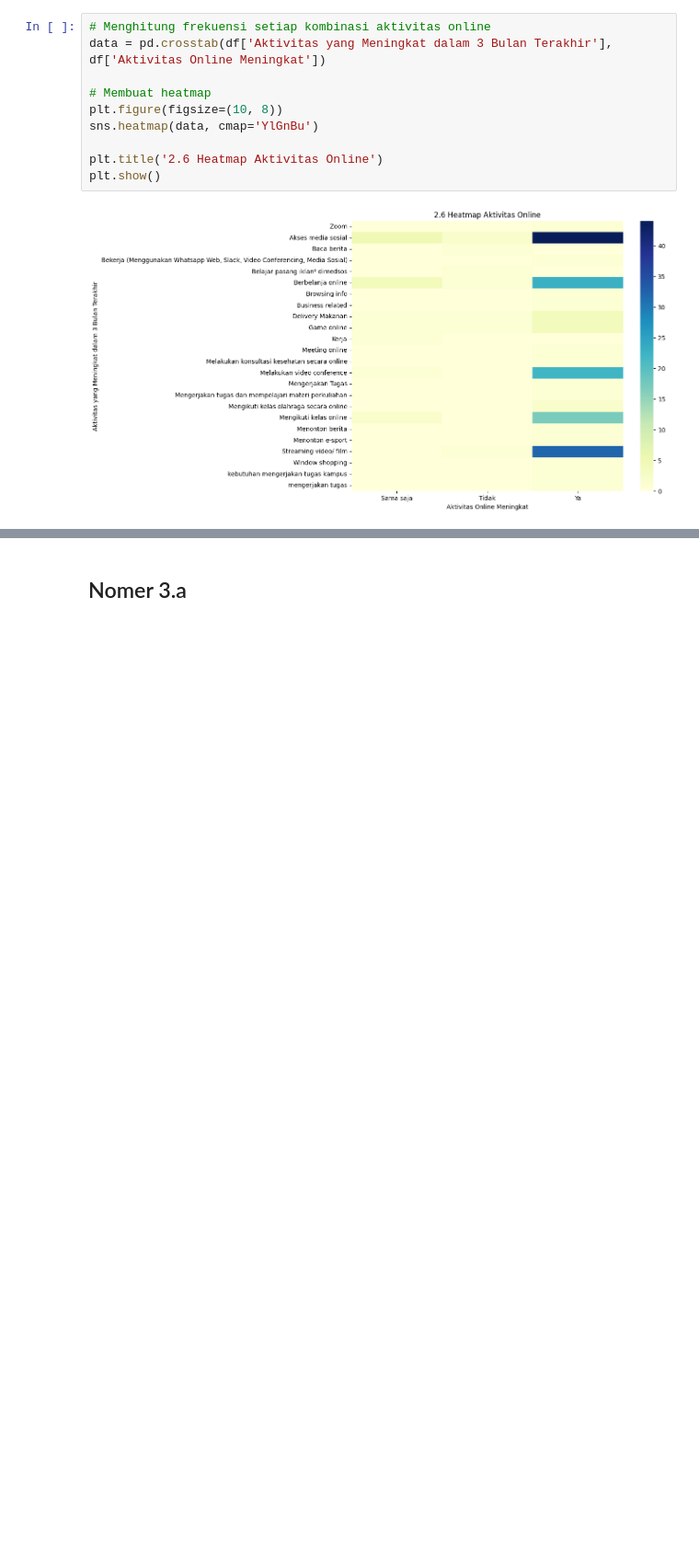
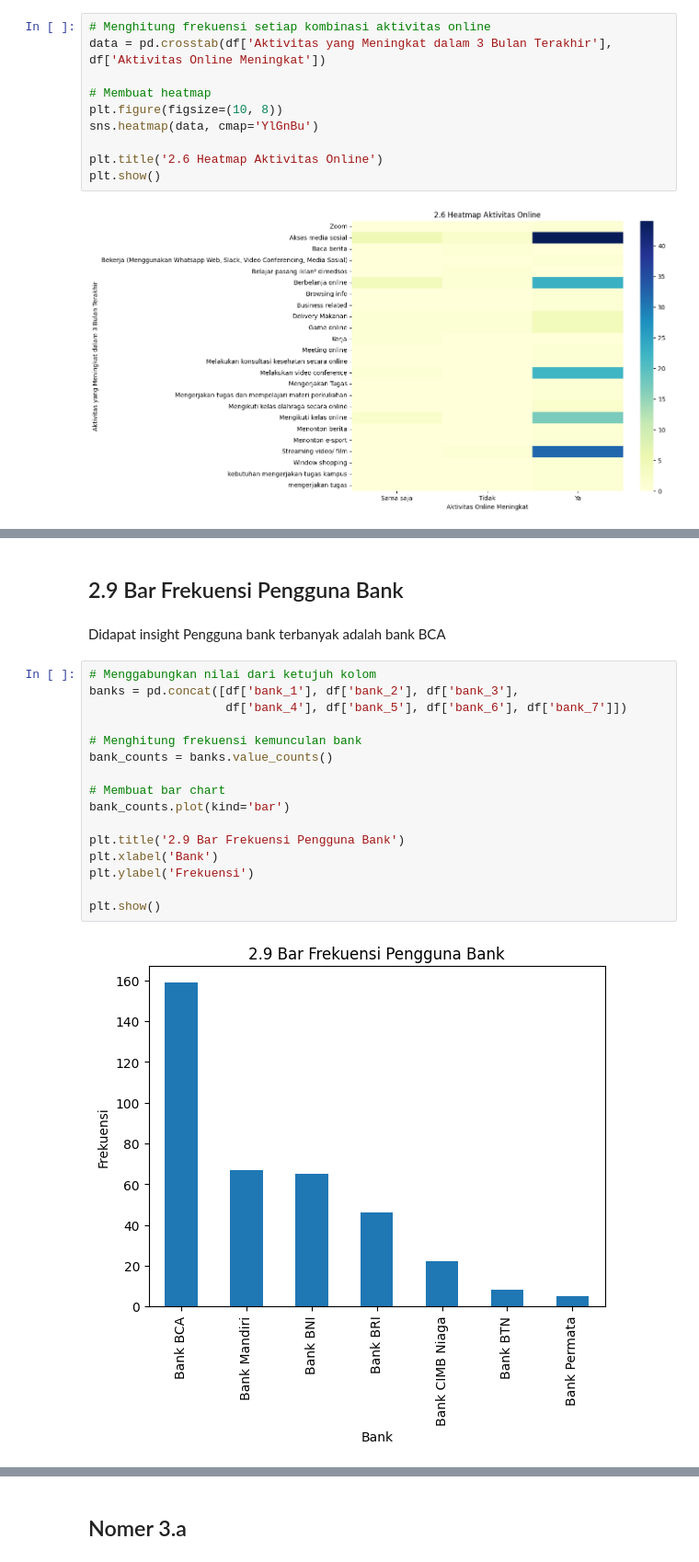
Before and after one commit to farhan-sw/tubes-probstat, a Jupyter notebook: 13222114_Tubes.ipynb, the cells around one changed output, grey strips where cells are left out. Shown at 92% size. Drawn from its saved outputs; the diff is of its cells as text; blank space fills up the shorter version.

```diff
--- a/13222114_Tubes.ipynb
+++ b/13222114_Tubes.ipynb
@@ -224,0 +255,22 @@ plt.show()
+# %% [markdown]
+## 2.9 Bar Frekuensi Pengguna Bank
+# %% [markdown]
+Didapat insight Pengguna bank terbanyak adalah bank BCA
+# %%
+# Menggabungkan nilai dari ketujuh kolom
+banks = pd.concat([df['bank_1'], df['bank_2'], df['bank_3'],
+                   df['bank_4'], df['bank_5'], df['bank_6'], df['bank_7']])
+
+# Menghitung frekuensi kemunculan bank
+bank_counts = banks.value_counts()
+
+# Membuat bar chart
+bank_counts.plot(kind='bar')
+
+plt.title('2.9 Bar Frekuensi Pengguna Bank')
+plt.xlabel('Bank')
+plt.ylabel('Frekuensi')
+
+plt.show()
+# %% [output]
+[figure, added]
```
Also changed, not shown: parts of 28 cells of this notebook.
